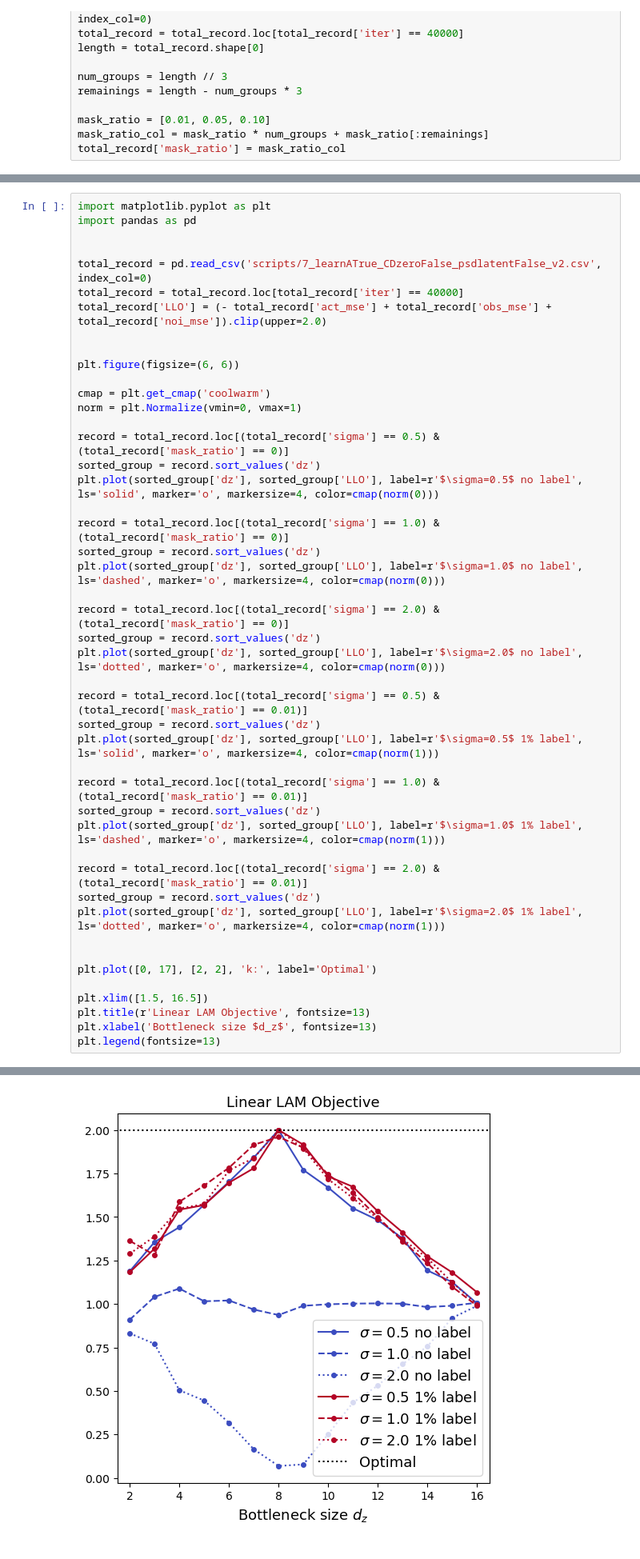
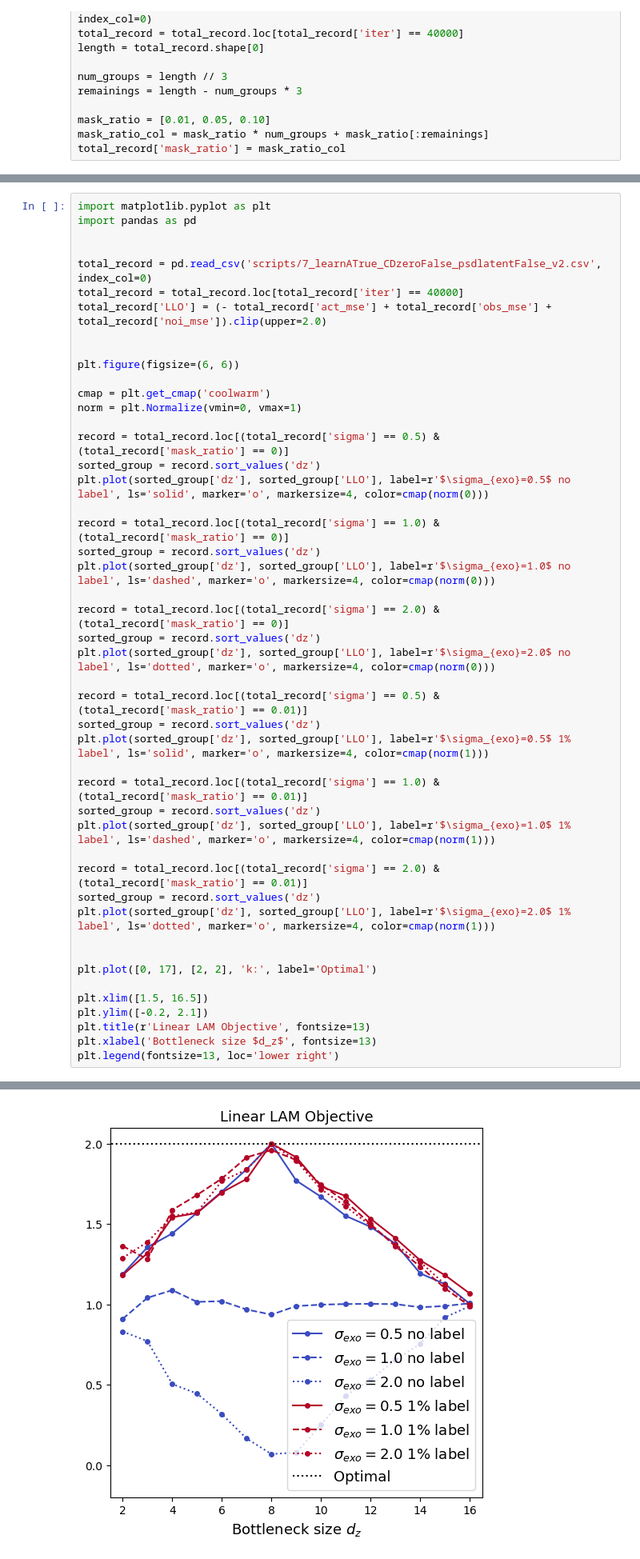
Before and after one commit to zhangchuheng123/LinearLAM, a Jupyter notebook: script20250319_new_7.ipynb, the cells around one changed output, grey strips where cells are left out. Shown: that part at 80% size. Cells and saved outputs as stored; diff of their text form.

```diff
--- a/script20250319_new_7.ipynb
+++ b/script20250319_new_7.ipynb
@@ -103,38 +27,39 @@ plt.figure(figsize=(6, 6))
 
 cmap = plt.get_cmap('coolwarm')
 norm = plt.Normalize(vmin=0, vmax=1)
 
 record = total_record.loc[(total_record['sigma'] == 0.5) & (total_record['mask_ratio'] == 0)]
 sorted_group = record.sort_values('dz')
-plt.plot(sorted_group['dz'], sorted_group['LLO'], label=r'$\sigma=0.5$ no label', ls='solid', marker='o', markersize=4, color=cmap(norm(0)))
+plt.plot(sorted_group['dz'], sorted_group['LLO'], label=r'$\sigma_{exo}=0.5$ no label', ls='solid', marker='o', markersize=4, color=cmap(norm(0)))
 
 record = total_record.loc[(total_record['sigma'] == 1.0) & (total_record['mask_ratio'] == 0)]
 sorted_group = record.sort_values('dz')
-plt.plot(sorted_group['dz'], sorted_group['LLO'], label=r'$\sigma=1.0$ no label', ls='dashed', marker='o', markersize=4, color=cmap(norm(0)))
+plt.plot(sorted_group['dz'], sorted_group['LLO'], label=r'$\sigma_{exo}=1.0$ no label', ls='dashed', marker='o', markersize=4, color=cmap(norm(0)))
 
 record = total_record.loc[(total_record['sigma'] == 2.0) & (total_record['mask_ratio'] == 0)]
 sorted_group = record.sort_values('dz')
-plt.plot(sorted_group['dz'], sorted_group['LLO'], label=r'$\sigma=2.0$ no label', ls='dotted', marker='o', markersize=4, color=cmap(norm(0)))
+plt.plot(sorted_group['dz'], sorted_group['LLO'], label=r'$\sigma_{exo}=2.0$ no label', ls='dotted', marker='o', markersize=4, color=cmap(norm(0)))
 
 record = total_record.loc[(total_record['sigma'] == 0.5) & (total_record['mask_ratio'] == 0.01)]
 sorted_group = record.sort_values('dz')
-plt.plot(sorted_group['dz'], sorted_group['LLO'], label=r'$\sigma=0.5$ 1% label', ls='solid', marker='o', markersize=4, color=cmap(norm(1)))
+plt.plot(sorted_group['dz'], sorted_group['LLO'], label=r'$\sigma_{exo}=0.5$ 1% label', ls='solid', marker='o', markersize=4, color=cmap(norm(1)))
 
 record = total_record.loc[(total_record['sigma'] == 1.0) & (total_record['mask_ratio'] == 0.01)]
 sorted_group = record.sort_values('dz')
-plt.plot(sorted_group['dz'], sorted_group['LLO'], label=r'$\sigma=1.0$ 1% label', ls='dashed', marker='o', markersize=4, color=cmap(norm(1)))
+plt.plot(sorted_group['dz'], sorted_group['LLO'], label=r'$\sigma_{exo}=1.0$ 1% label', ls='dashed', marker='o', markersize=4, color=cmap(norm(1)))
 
 record = total_record.loc[(total_record['sigma'] == 2.0) & (total_record['mask_ratio'] == 0.01)]
 sorted_group = record.sort_values('dz')
-plt.plot(sorted_group['dz'], sorted_group['LLO'], label=r'$\sigma=2.0$ 1% label', ls='dotted', marker='o', markersize=4, color=cmap(norm(1)))
+plt.plot(sorted_group['dz'], sorted_group['LLO'], label=r'$\sigma_{exo}=2.0$ 1% label', ls='dotted', marker='o', markersize=4, color=cmap(norm(1)))
 
 
 plt.plot([0, 17], [2, 2], 'k:', label='Optimal')
 
 plt.xlim([1.5, 16.5])
+plt.ylim([-0.2, 2.1])
 plt.title(r'Linear LAM Objective', fontsize=13)
 plt.xlabel('Bottleneck size $d_z$', fontsize=13)
-plt.legend(fontsize=13)
+plt.legend(fontsize=13, loc='lower right')
 # %% [output]
 <matplotlib.legend.Legend at 0x...>
-[figure, old version]
+[figure, new version]
```
Also changed, not shown: parts of 2 cells of this notebook, 2 other files.
